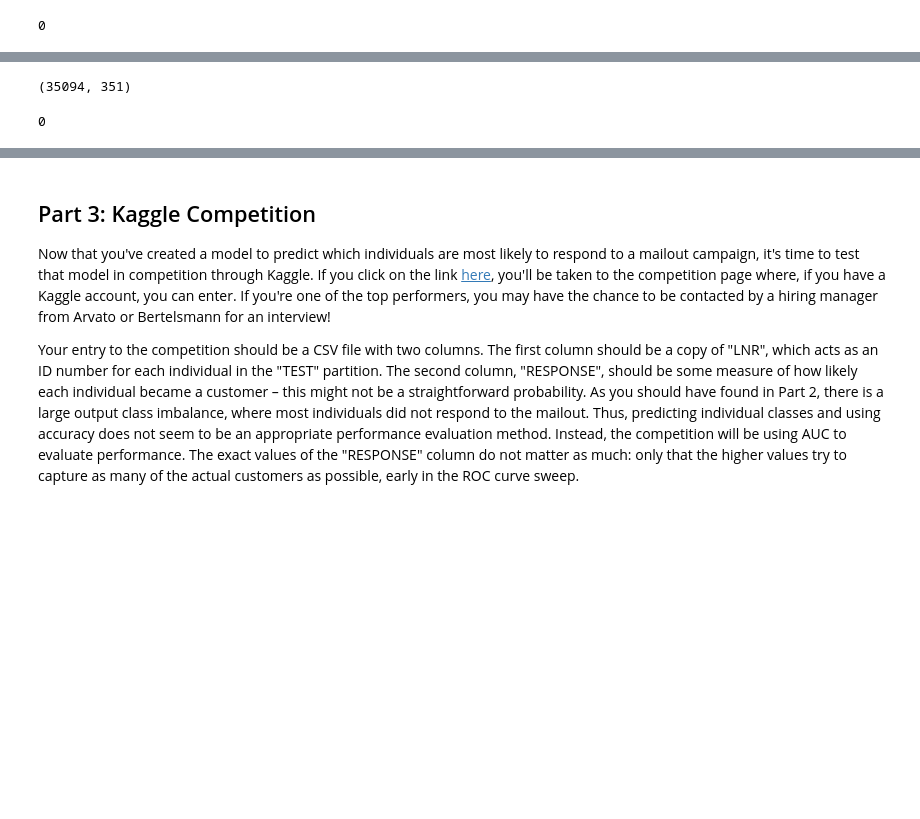
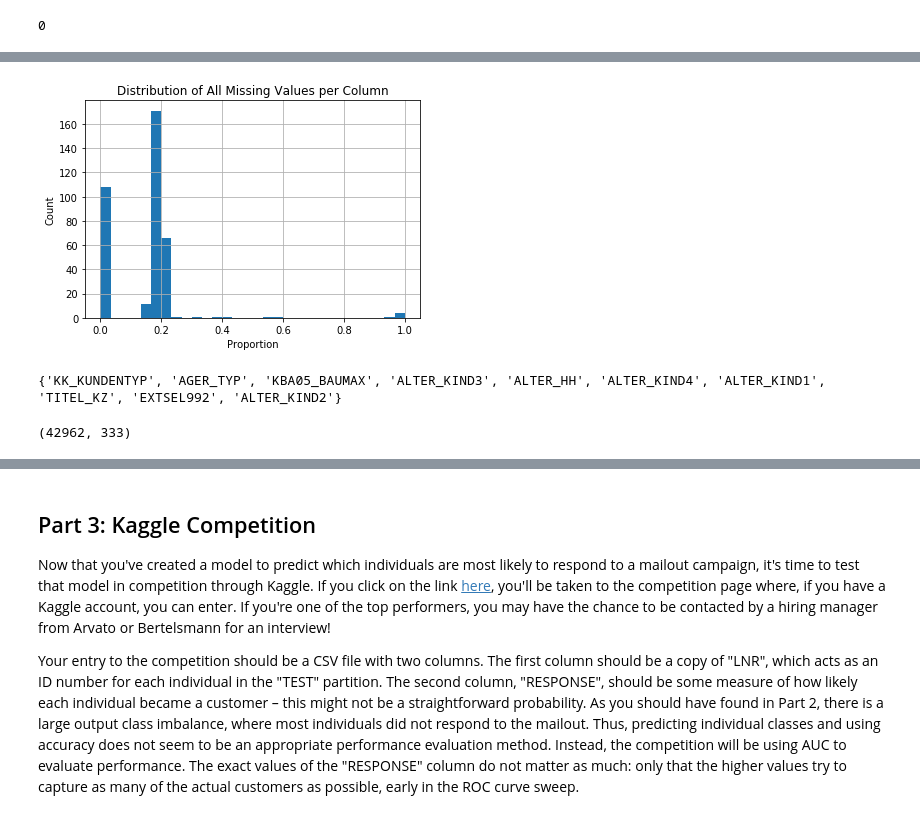
Before and after one commit to xueweiyema/ArvatoProject, a Jupyter notebook: Arvato Project Workbook.ipynb, the cells around one changed output, grey strips where cells are left out. Cells and saved outputs as stored; diff of their text form; code cells hidden in the pictures; blank space fills up the shorter version.

```diff
--- a/Arvato Project Workbook.ipynb
+++ b/Arvato Project Workbook.ipynb
@@ -1539,4 +1393,0 @@ mailout_train=pd.concat([mailout_train, mailout_train_ordinal_pd], axis=1)
-# %%
-mailout_train.shape
-# %% [output]
-(35094, 351)
@@ -1546,4 +1394,13 @@ y = mailout_train['RESPONSE']
-# %%
-(mailout_train.isnull().sum()).sum()
-# %% [output]
-0
+# %%
+mailout_train_col_null=(mailout_train.isnull().sum()/len(mailout_train)).sort_values(ascending=False)
+mailout_train_col_null.hist(bins=30)
+plt.xlabel('Proportion')
+plt.ylabel('Count')
+plt.title('Distribution of All Missing Values per Column');
+# %% [output]
+[figure, added]
+# %%
+mailout_train_remove_features=set(mailout_train_col_null[mailout_train_col_null>0.3].index)
+print(mailout_train_remove_features)
+# %% [output]
+{'KK_KUNDENTYP', 'AGER_TYP', 'KBA05_BAUMAX', 'ALTER_KIND3', 'ALTER_HH', 'ALTER_KIND4', 'ALTER_KIND1', 'TITEL_KZ', 'EXTSEL992', 'ALTER_KIND2'}
@@ -1549,0 +1416,4 @@ y = mailout_train['RESPONSE']
+# %%
+mailout_train_df.shape
+# %% [output]
+(42962, 333)
```
Also changed, not shown: parts of 104 cells of this notebook, 2 other files.
